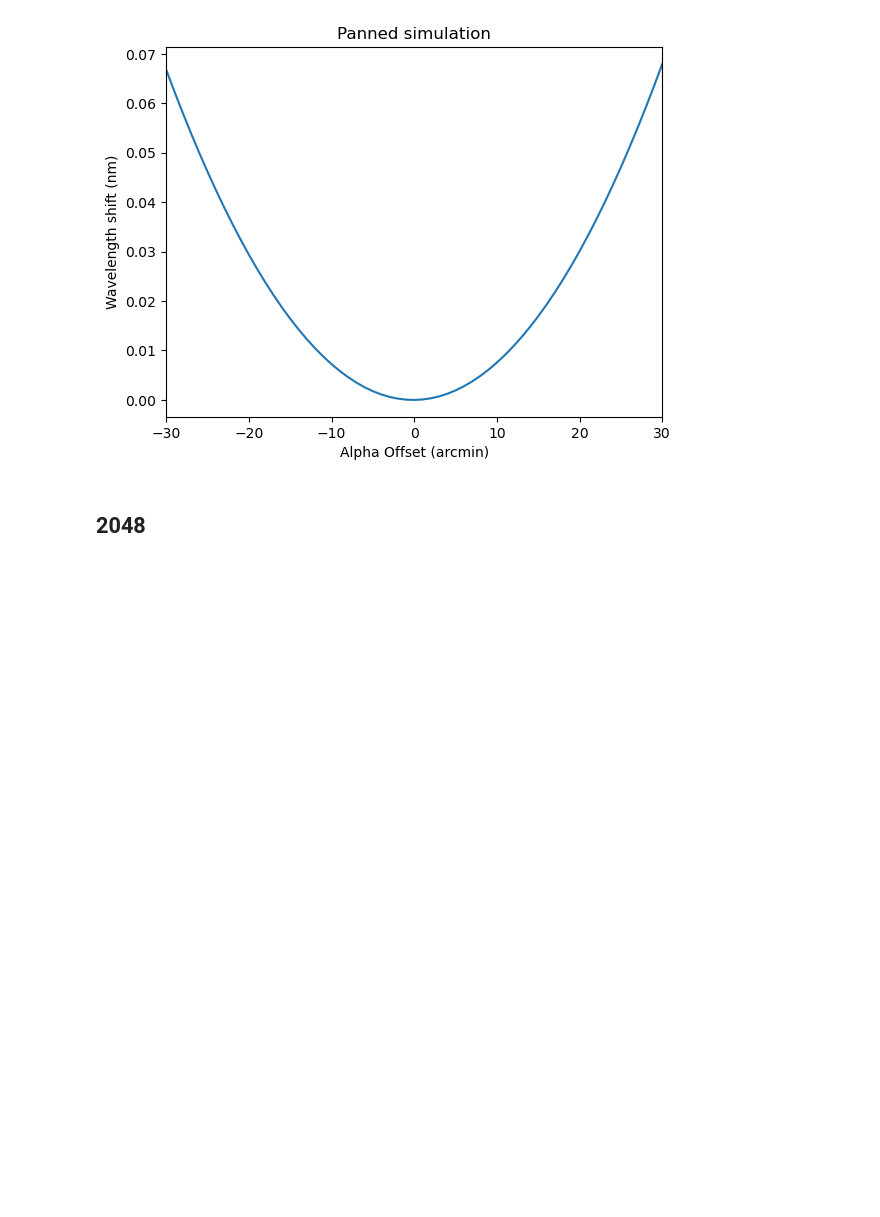
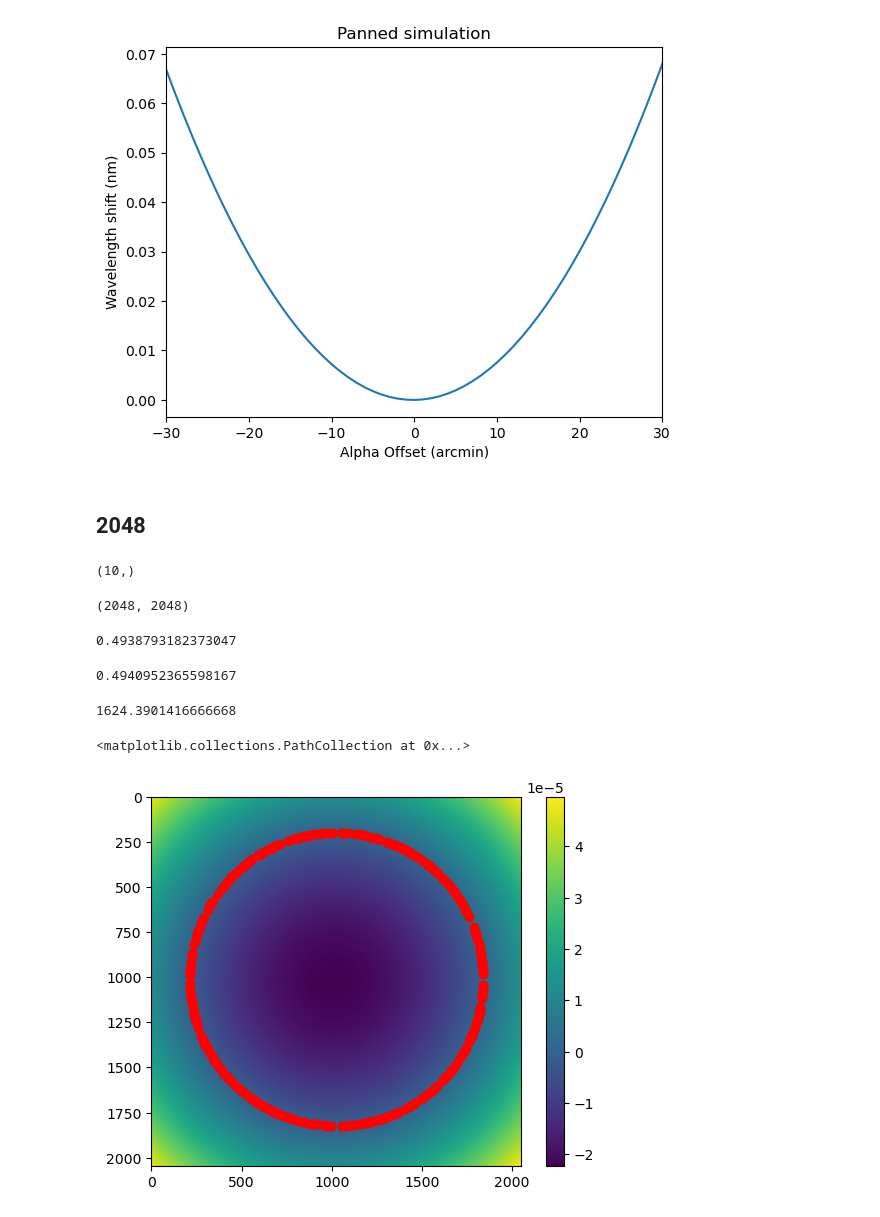
Before and after one commit to MaoChengzhi/EVE-spectrum-correction, a Jupyter notebook: Chapter3/AIA_main/AIA_basics.ipynb, the cells around one changed output. Cells and saved outputs as stored; diff of their text form; code cells hidden in the pictures; blank space fills up the shorter version.

```diff
--- a/Chapter3/AIA_main/AIA_basics.ipynb
+++ b/Chapter3/AIA_main/AIA_basics.ipynb
@@ -357,0 +360,60 @@ ax.set_xlim(-30,30)
+# %%
+def my_Gaussian1D(wavelength_list, amplitude, mean, stddev):
+    results = np.array([amplitude * np.exp(-(x - mean) ** 2 / (2 * stddev ** 2))
+                        for x in wavelength_list])
+    return results
+
+wavelength_list, offaxis_angle_x, offaxis_angle_y = (
+    np.linspace(-0.1, 0.2, 10), 0, 0)
+total_irradiance = 0
+stddev = np.zeros((image_shape_x, image_shape_y))+0.1 * \
+    gaussian_fwhm_to_sigma  # unit: nm
+
+# Create NumPy arrays for pixel indices and image data
+pixel_x = np.arange(image_shape_x)
+pixel_y = np.arange(image_shape_y)
+Px, Py = np.meshgrid(pixel_x, pixel_y, indexing='ij')
+
+# Compute Tx and Ty for all pixels in parallel
+Tx, Ty = my_pixel_to_world(2 * Px, 2 * Py)  # 使用2048的照片，所以乘以2
+Tx += offaxis_angle_x  # P42 步骤三 四 将卫星整体偏转
+
+Ty += offaxis_angle_y  # P42 步骤三 四 将卫星整体偏转
+
+# Compute amplitude, mean, and stddev for all pixels in parallel
+amplitude = image_data / (np.sqrt(2 * pi) * stddev)
+mean = wavelength_shift(Tx, Ty)
+coeff = np.array([amplitude, mean, stddev])
+
+# Compute total_irradiance using vectorized NumPy operations
+b = my_Gaussian1D(wavelength_list, *coeff)
+s = np.sum(b, axis=(1, 2))
+s.shape
+# %% [output]
+(10,)
+# %%
+a=Tx**2+Ty**2-(974.634085*math.pi/(3600*180))**2
+a.shape
+# %% [output]
+(2048, 2048)
+# %%
+np.sum(a<0)/2048**2
+# %% [output]
+0.4938793182373047
+# %%
+pi*974.634085**2/(4096*0.6)**2
+# %% [output]
+0.4940952365598167
+# %%
+974.634085/0.6
+# %% [output]
+1624.3901416666668
+# %%
+fig,ax = plt.subplots()
+sc=ax.imshow(a)
+fig.colorbar(sc)
+ax.scatter(np.array(np.where(abs(a)<2e-9))[0],
+          np.array(np.where(abs(a)<2e-9))[1],c='r')
+# %% [output]
+<matplotlib.collections.PathCollection at 0x...>
+[figure, added]
```
Also changed, not shown: parts of 31 cells of this notebook, 13 other files.
